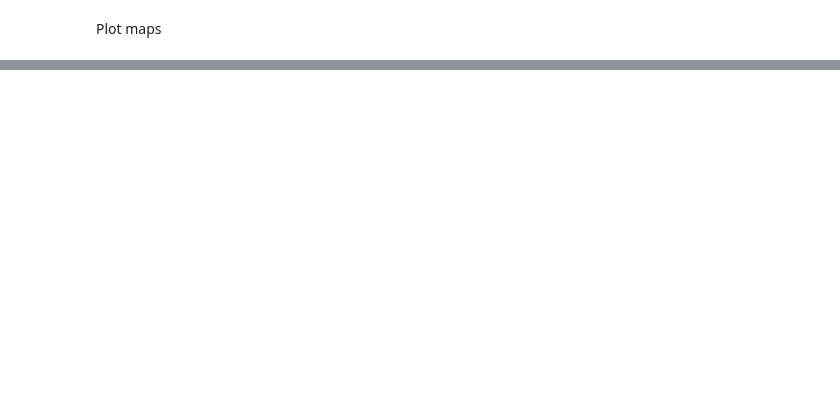
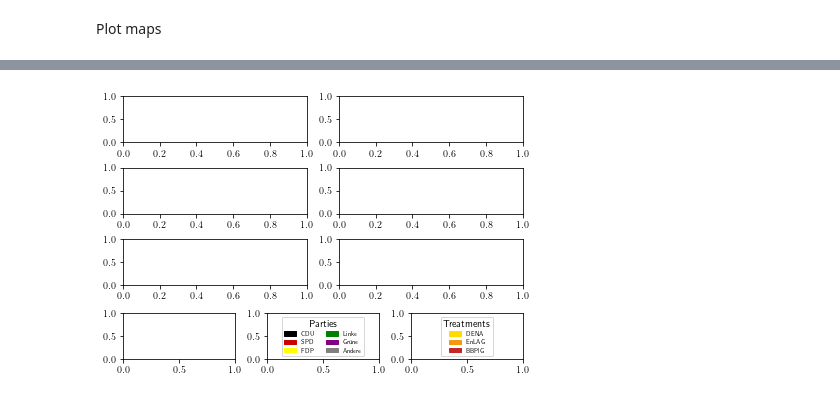
Before and after one commit to jan-schaeffer/powerlinemonsters, a Jupyter notebook: ltw_eda.ipynb, the cells around one changed output, grey strips where cells are left out. Cells and saved outputs as stored; diff of their text form; code cells hidden in the pictures; blank space fills up the shorter version.

Commit message:
push before tyrying to add legends as subfigs

```diff
--- a/ltw_eda.ipynb
+++ b/ltw_eda.ipynb
@@ -120,7 +101,7 @@ for abb, state in states.items():
 # %% [markdown]
 Fig E16-E23: LTW vote shares by treatment year
 # %%
-avg_dfs = {2010: 'treatment_09', 2014: 'treatment_13'} # does not make sense to plot for treatment in 2005 --> no data
+avg_dfs = {2014: 'treatment_13', 2010: 'treatment_09'} # does not make sense to plot for treatment in 2005 --> no data
 for year, treatment in avg_dfs.items():
     avg_dfs[year] = ltw[['Land','Union', 'SPD', 'FDP', 'Linke', 'Grüne', 'Andere', treatment, 'year']].groupby(['Land', treatment, 'year'], as_index = False).mean()
     avg_dfs[year].rename(columns = {f'{treatment}':'treatment'}, inplace = True)
@@ -408,0 +317,12 @@ See the caveats in the documentation: https://pandas.pydata.org/pandas-docs/stab
+# %%
+fig = plt.figure(layout="constrained")
+subfigs = fig.subfigures(2, 1, height_ratios=[3., 1.])
+axs0 = subfigs[0].subplots(3, 2)
+
+axs1 = subfigs[1].subplots(1, 3)
+axs1[1].clear()
+axs1[1].legend(handles=party_handles, labels=party_labels, loc='lower center', title='Parties', ncol=2)
+axs1[2].legend(handles=pl_handles, labels=pl_labels, loc='lower center', title='Treatments', ncol=1)
+plt.show()
+# %% [output]
+[figure, added]
```
Also changed, not shown: parts of 9 cells of this notebook, 3 other files.
